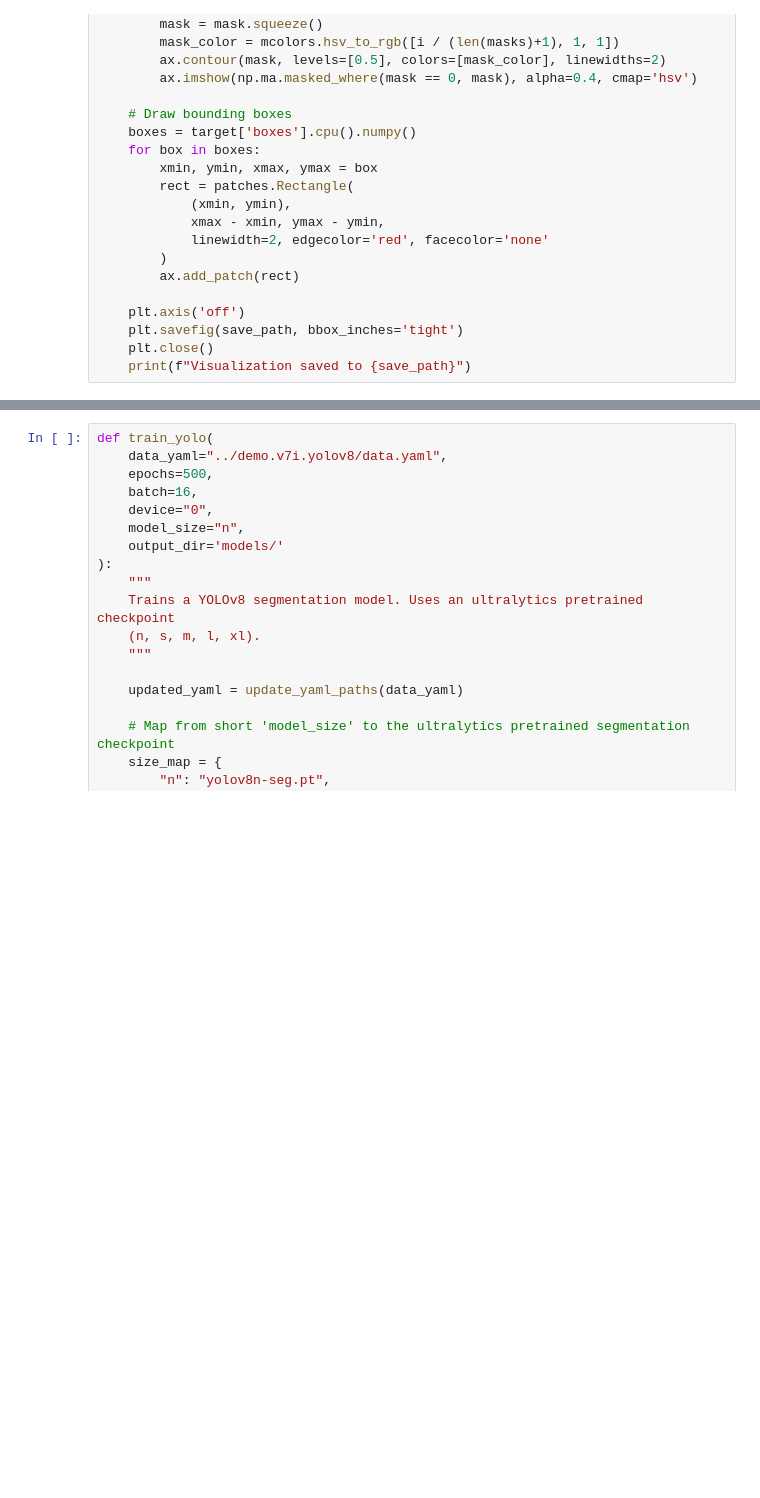
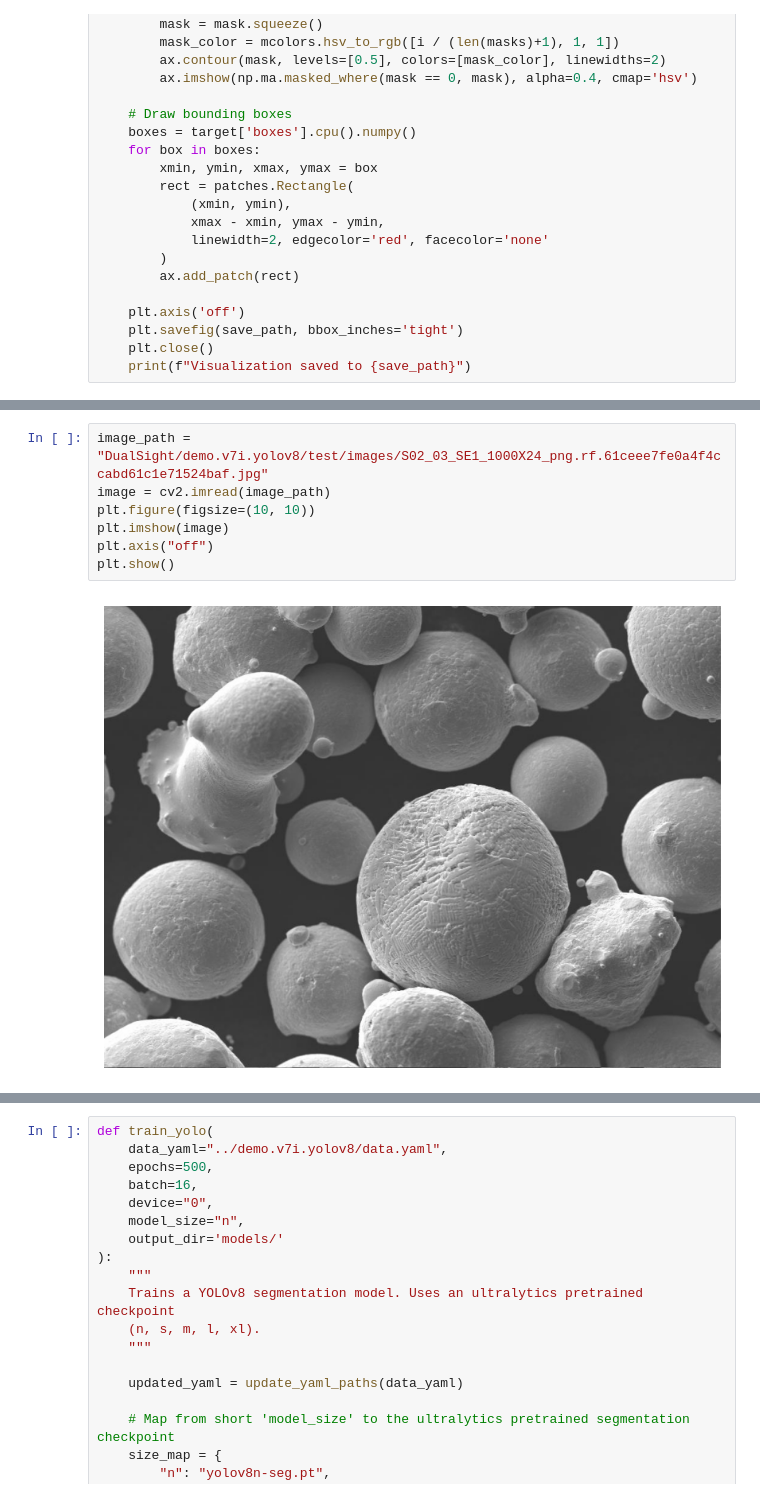
Before and after one commit to sprice134/DualSight, a Jupyter notebook: demo.ipynb, the cells around one changed output, grey strips where cells are left out. Cells and saved outputs as stored; diff of their text form; blank space fills up the shorter version.

```diff
--- a/demo.ipynb
+++ b/demo.ipynb
@@ -87,3 +133,12 @@ def visualize_sample_with_labels(image, target, save_path):
+# %%
+image_path = "DualSight/demo.v7i.yolov8/test/images/S02_03_SE1_1000X24_png.rf.61ceee7fe0a4f4ccabd61c1e71524baf.jpg"
+image = cv2.imread(image_path)
+plt.figure(figsize=(10, 10))
+plt.imshow(image)
+plt.axis("off")
+plt.show()
+# %% [output]
+[figure, added]
 # %%
 model_type = "vit_l"
 checkpoint = "models/sam_vit_l_0b3195.pth"
```
Also changed, not shown: parts of 5 cells of this notebook.
